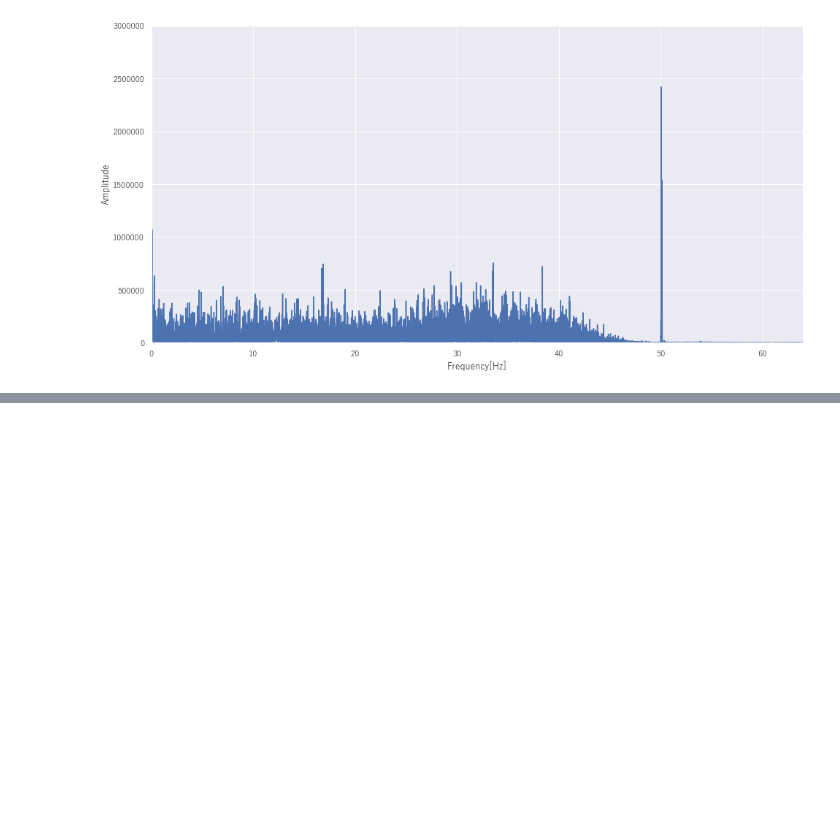
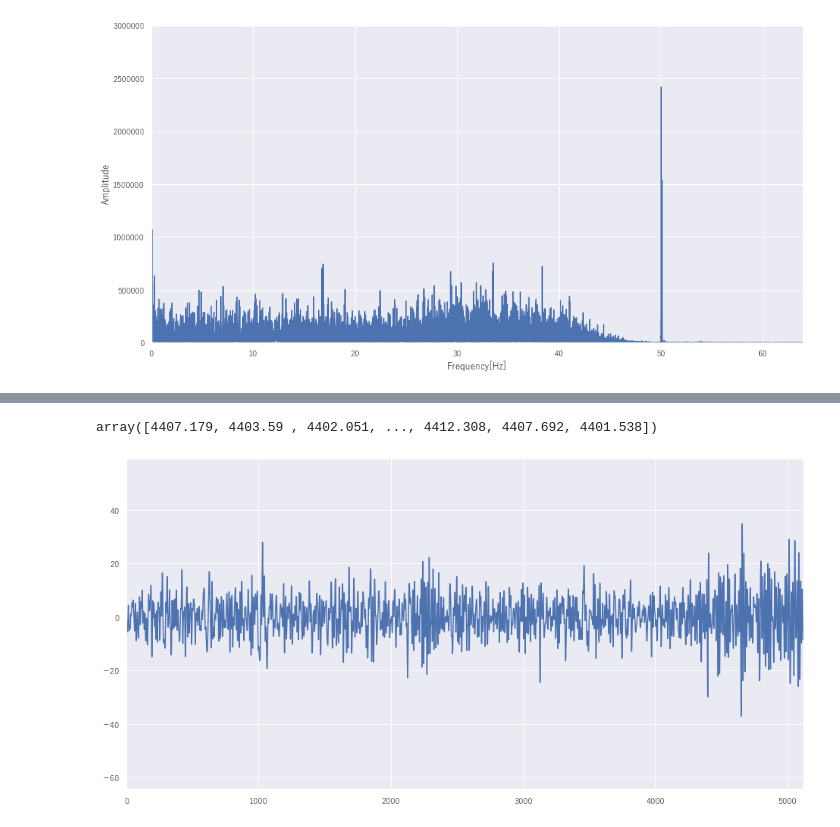
Before and after one commit to nekketsu2010/BSA_Lab, a Jupyter notebook: いろいろ/Untitled.ipynb, the cells around one changed output, grey strips where cells are left out. Cells and saved outputs as stored; diff of their text form; code cells hidden in the pictures; blank space fills up the shorter version.

```diff
--- a/いろいろ/Untitled.ipynb
+++ b/いろいろ/Untitled.ipynb
@@ -50,0 +53,3 @@ plt.show()
+# %%
+csv = pd.read_csv("alphawave_emotiv_epoc_plus.csv")
+csv
@@ -50,0 +70,13 @@ plt.show()
+# %%
+O1 = csv['O2'].values
+O1
+# %% [output]
+array([4407.179, 4403.59 , 4402.051, ..., 4412.308, 4407.692, 4401.538])
+# %%
+plt.figure(figsize=(16, 8))
+# tt = np.linspace(0, 128, AF3.shape[0])
+plt.plot(O1)
+plt.xlim(0, 5120)
+plt.show()
+# %% [output]
+[figure, added]
```
Also changed, not shown: parts of 8 cells of this notebook, 3 other files.
